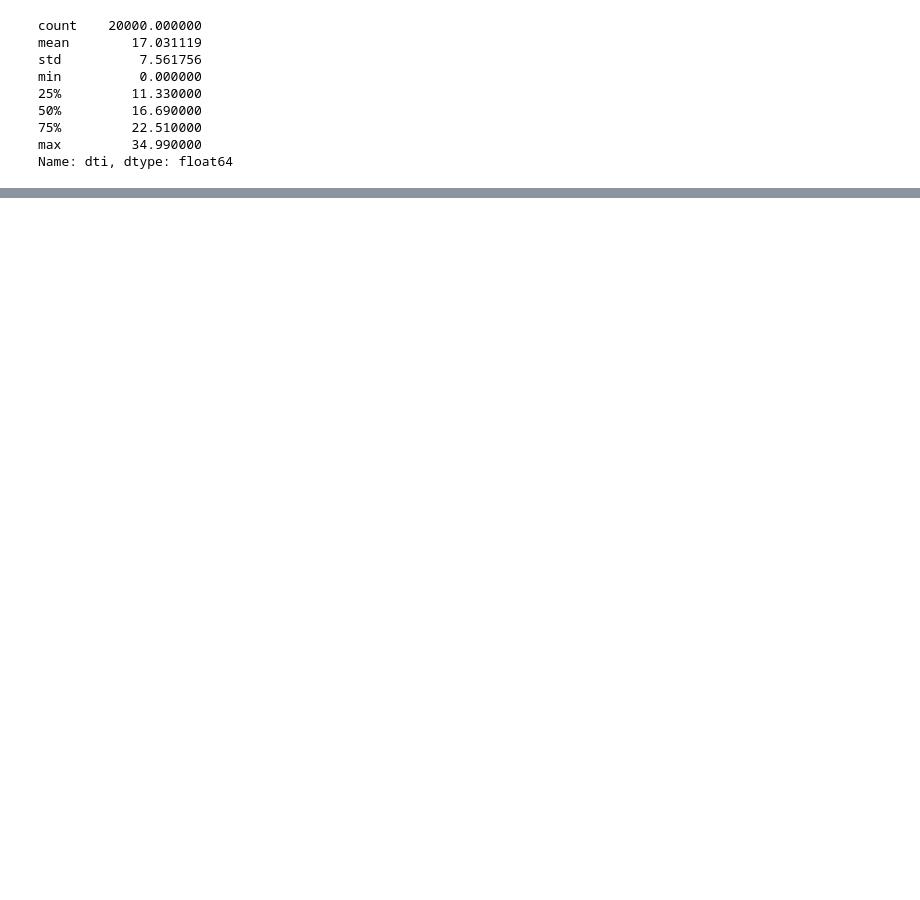
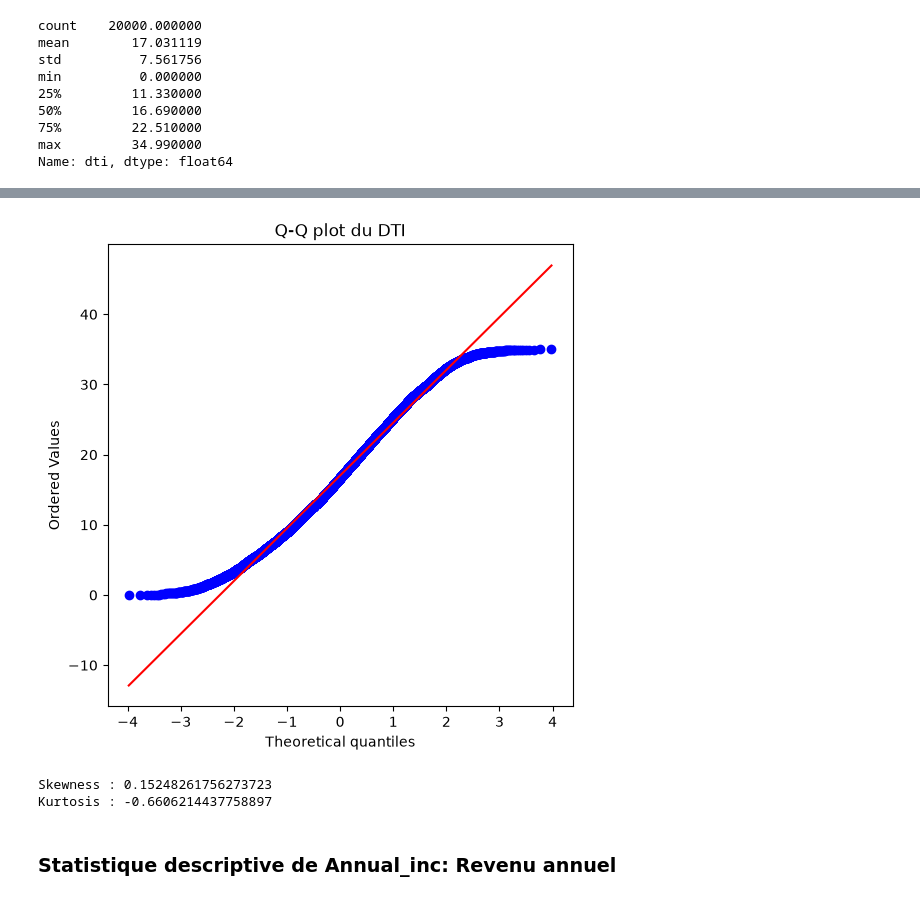
Before and after one commit to fameyou/credit-risk-scoring, a Jupyter notebook: notebooks/01_data_understanding.ipynb, the cells around one changed output, grey strips where cells are left out. Drawn from its saved outputs; the diff is of its cells as text; code cells hidden in the pictures; blank space fills up the shorter version.

Commit message:
Add annual income analysis

```diff
--- a/notebooks/01_data_understanding.ipynb
+++ b/notebooks/01_data_understanding.ipynb
@@ -326,0 +363,25 @@ Name: dti, dtype: float64
+# %%
+## Vérification de la normalité de la distribution du DTI avec un Q-Q plot
+
+import scipy.stats as stats
+import matplotlib.pyplot as plt
+
+plt.figure(figsize=(6, 6))
+
+stats.probplot(df["dti"], dist="norm", plot=plt)
+
+plt.title("Q-Q plot du DTI")
+plt.savefig("../reports/figures/qq_plot_dti.pdf", bbox_inches="tight")
+plt.show()
+# %% [output]
+[figure, added]
+# %%
+## calculer l’asymétrie et l’aplatissement
+
+print("Skewness :", df["dti"].skew())
+print("Kurtosis :", df["dti"].kurt())
+# %% [output]
+Skewness : 0.15248261756273723
+Kurtosis : -0.6606214437758897
+# %% [markdown]
+### Statistique descriptive de Annual_inc:  Revenu annuel
```
Also changed, not shown: parts of 10 cells of this notebook, 9 other files.
